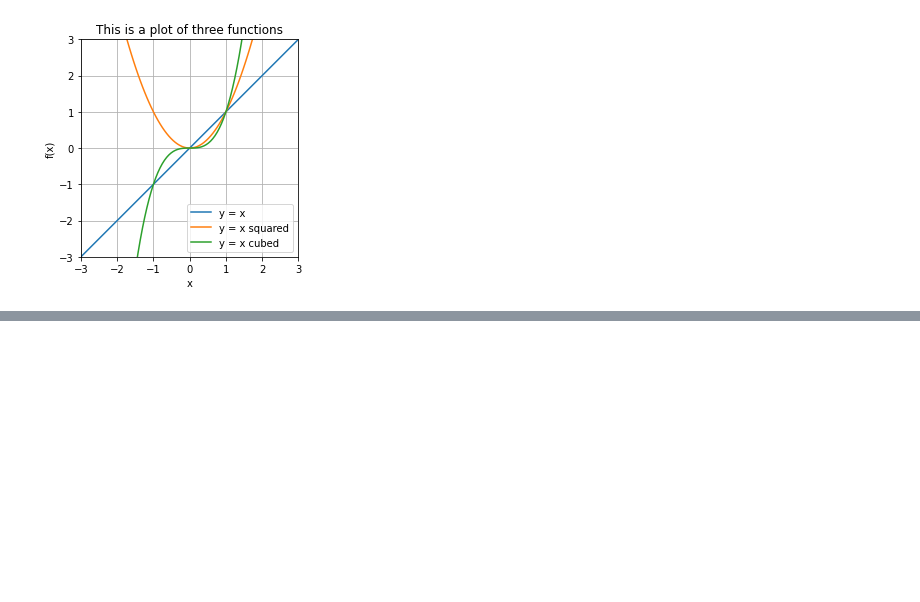
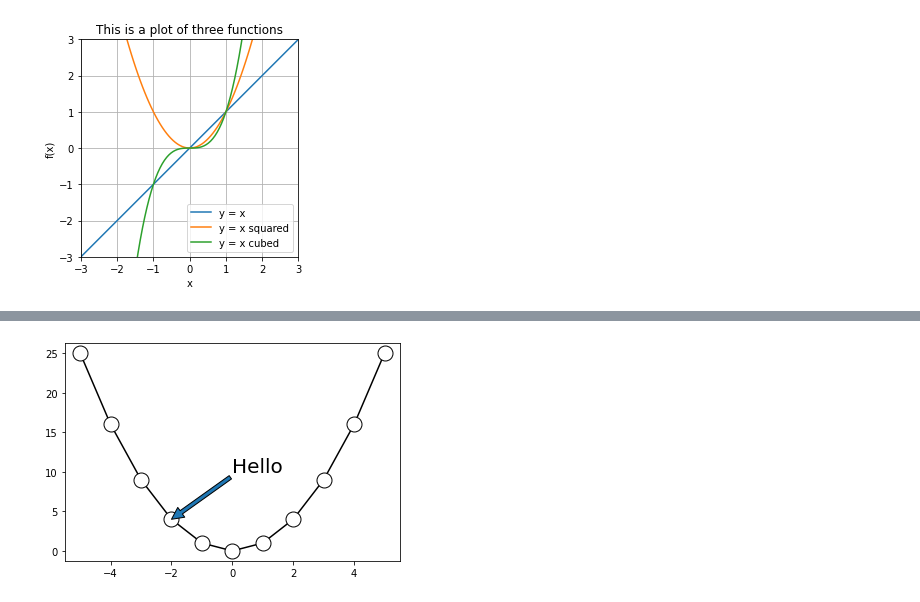
Before and after one commit to AndrewMichael2020/SolvingMathProblems, a Jupyter notebook: VizPythonReview.ipynb, the cells around one changed output, grey strips where cells are left out. Drawn from its saved outputs; the diff is of its cells as text; code cells hidden in the pictures; blank space fills up the shorter version.

```diff
--- a/VizPythonReview.ipynb
+++ b/VizPythonReview.ipynb
@@ -228,0 +229,16 @@ ax.grid()
+# %%
+import numpy as np
+import matplotlib.pyplot as plt
+from importlib import reload
+plt=reload(plt)
+
+x = np.arange (-5,6)
+y = x ** 2
+
+fig, ax = plt.subplots()
+ax.plot ( x, y, 'ko-', markerfacecolor = 'w', markersize = 15)
+ax.annotate ('Hello', (x[3], y[3]), size = 20, arrowprops = dict(),
+             xycoords = 'data', xytext = (0,10))
+plt.show()
+# %% [output]
+[figure, added]
```
Also changed, not shown: parts of 1 cell of this notebook.
